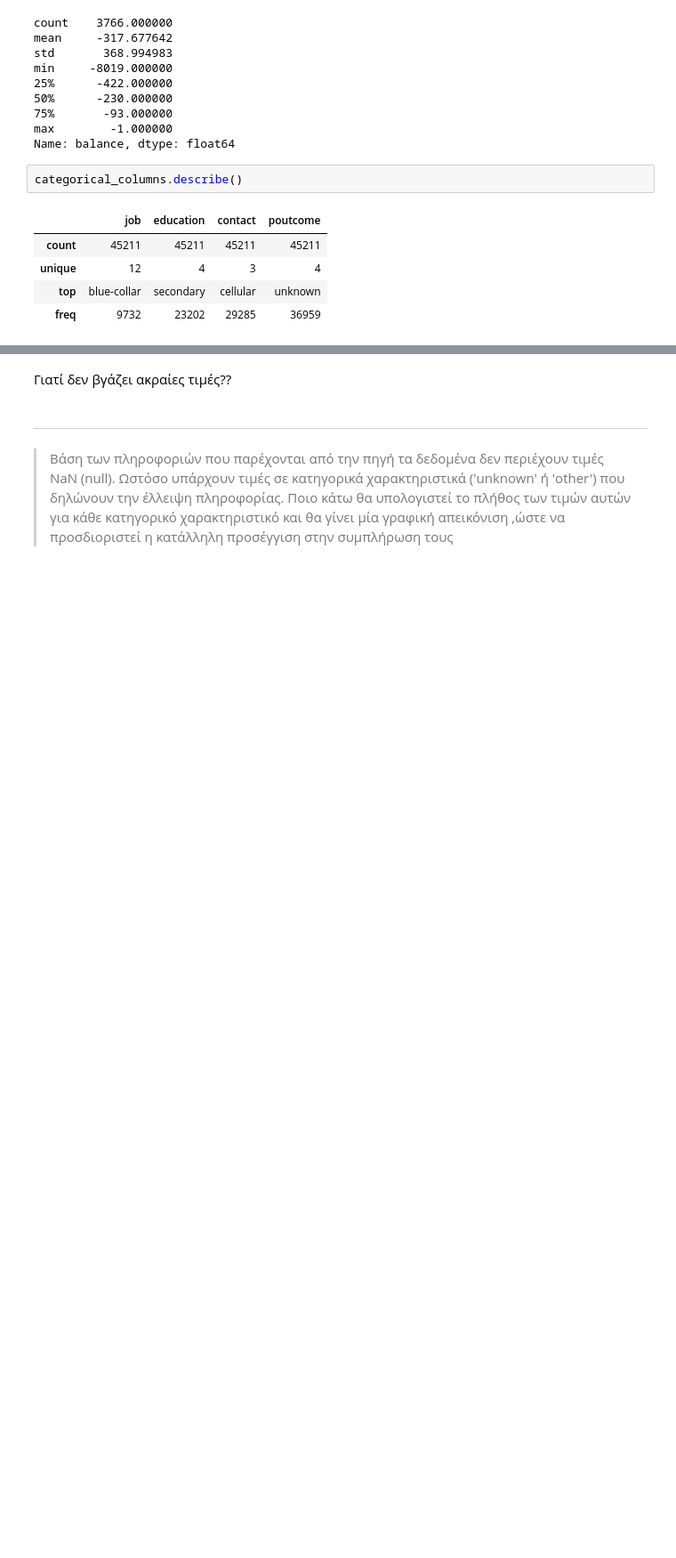
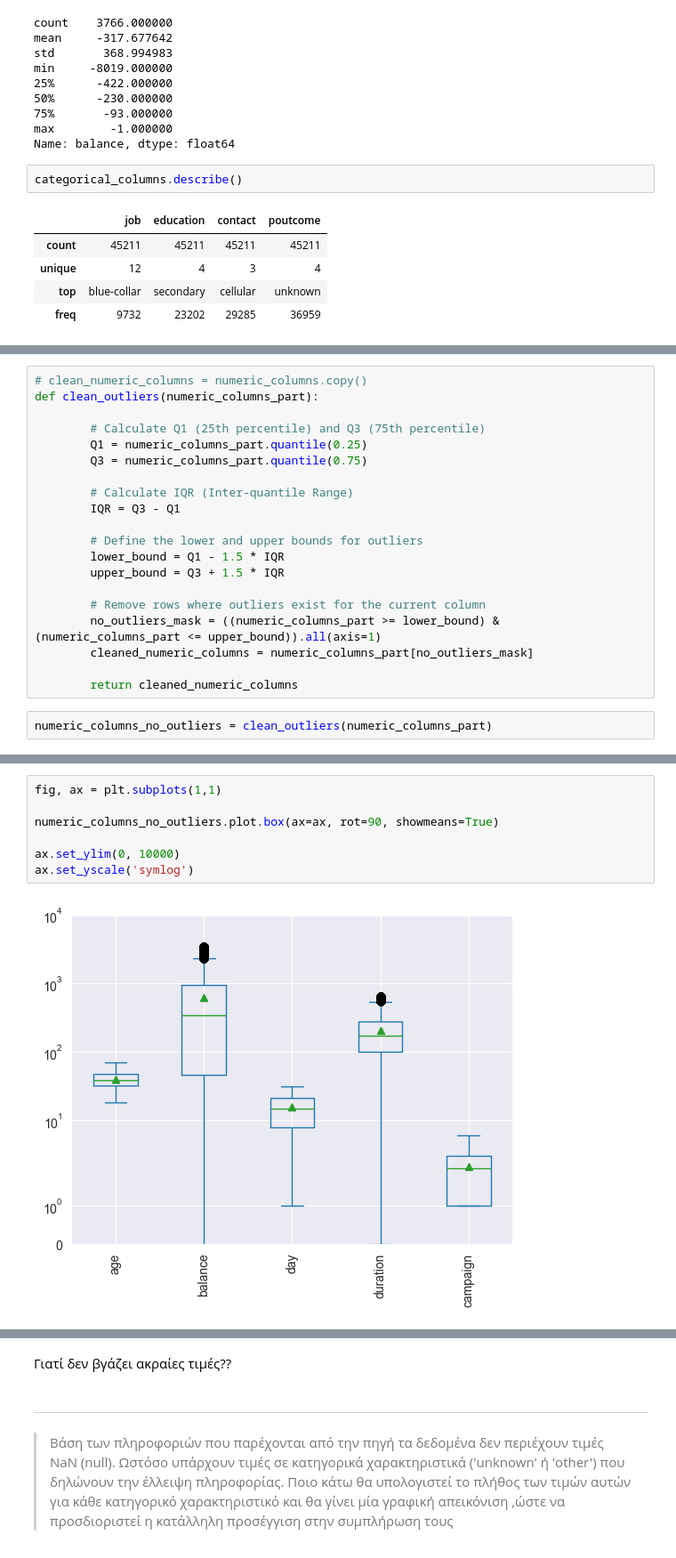
Before and after one commit to chMastellou/Data_Analysis_Assignment_2024, a Jupyter notebook: data_preprocessing/data_preprocessing.ipynb, the cells around one changed output, grey strips where cells are left out. Shown at 89% size. Cells and saved outputs as stored; diff of their text form; blank space fills up the shorter version.

Commit message:
outliers

```diff
--- a/data_preprocessing/data_preprocessing.ipynb
+++ b/data_preprocessing/data_preprocessing.ipynb
@@ -183,0 +186,22 @@ Index(['age', 'balance', 'day', 'duration', 'campaign', 'pdays', 'previous'], dt
+# %%
+# clean_numeric_columns = numeric_columns.copy()
+def clean_outliers(numeric_columns_part):
+
+        # Calculate Q1 (25th percentile) and Q3 (75th percentile)
+        Q1 = numeric_columns_part.quantile(0.25)
+        Q3 = numeric_columns_part.quantile(0.75)
+
+        # Calculate IQR (Inter-quantile Range)
+        IQR = Q3 - Q1
+
+        # Define the lower and upper bounds for outliers
+        lower_bound = Q1 - 1.5 * IQR
+        upper_bound = Q3 + 1.5 * IQR
+
+        # Remove rows where outliers exist for the current column
+        no_outliers_mask = ((numeric_columns_part >= lower_bound) & (numeric_columns_part <= upper_bound)).all(axis=1)
+        cleaned_numeric_columns = numeric_columns_part[no_outliers_mask]
+
+        return cleaned_numeric_columns
+# %%
+numeric_columns_no_outliers = clean_outliers(numeric_columns_part)
@@ -183,0 +226,9 @@ Index(['age', 'balance', 'day', 'duration', 'campaign', 'pdays', 'previous'], dt
+# %%
+fig, ax = plt.subplots(1,1)
+
+numeric_columns_no_outliers.plot.box(ax=ax, rot=90, showmeans=True)
+
+ax.set_ylim(0, 10000)
+ax.set_yscale('symlog')
+# %% [output]
+[figure, added]
```
Also changed, not shown: parts of 29 cells of this notebook.
